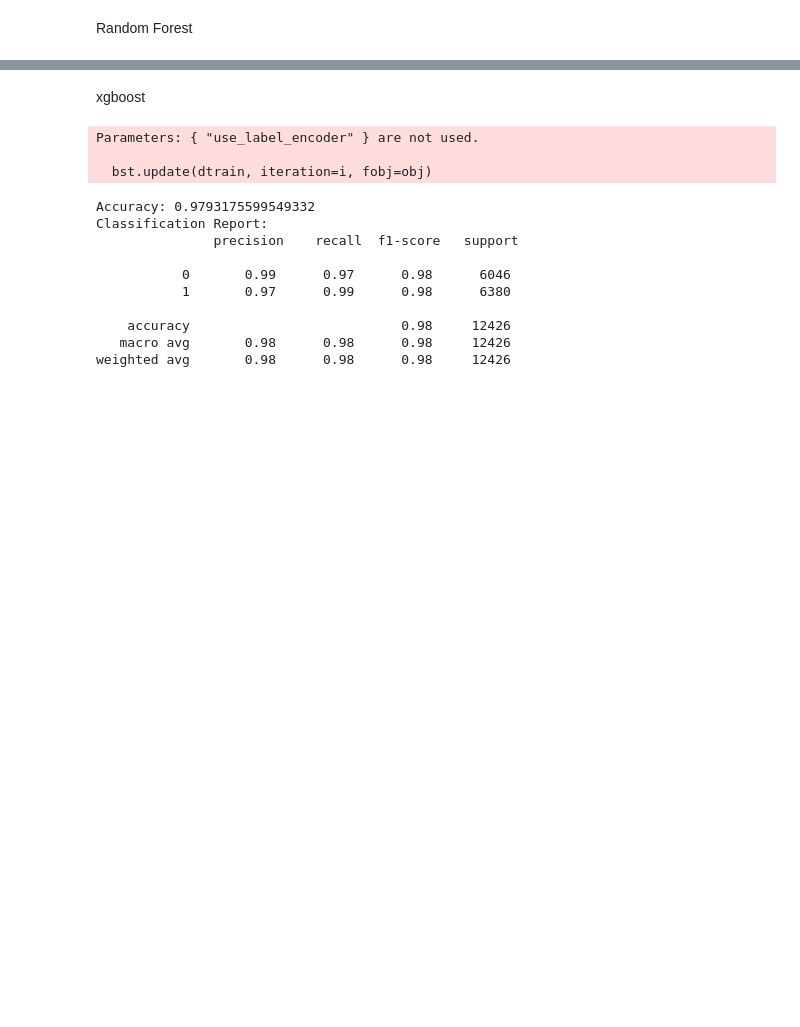
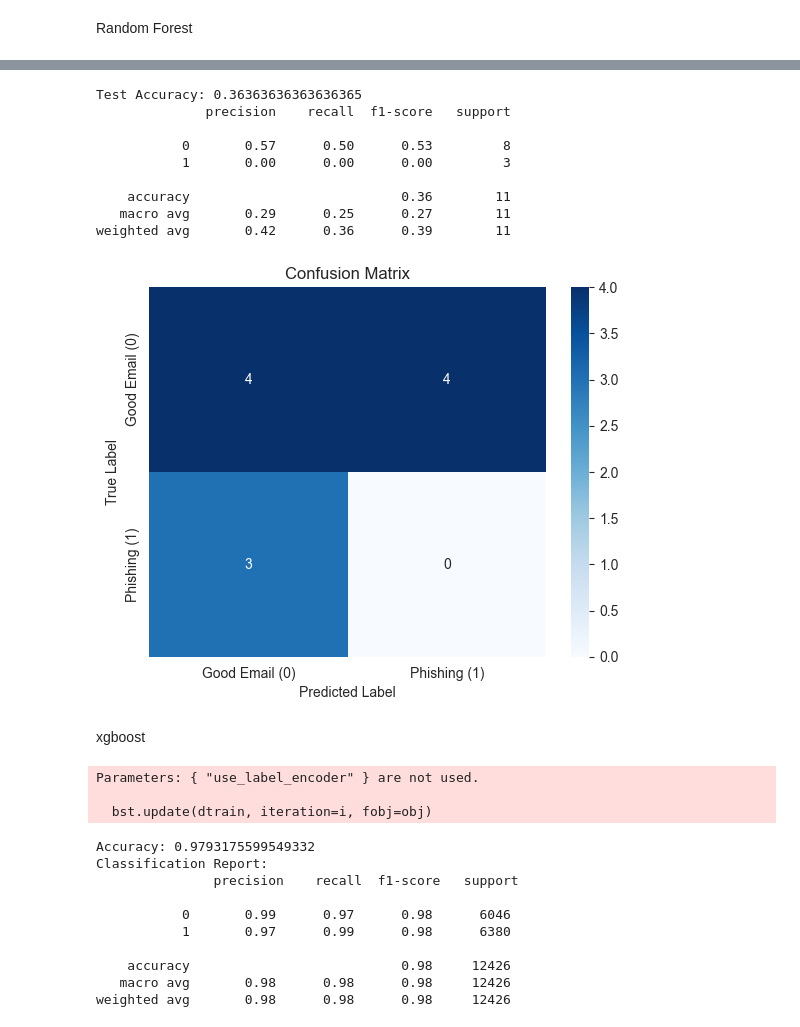
Before and after one commit to IngridSin/CyberSentinelML, a Jupyter notebook: IM/scripts/combine3.ipynb, the cells around one changed output, grey strips where cells are left out. Drawn from its saved outputs; the diff is of its cells as text; code cells hidden in the pictures; blank space fills up the shorter version.

```diff
--- a/IM/scripts/combine3.ipynb
+++ b/IM/scripts/combine3.ipynb
@@ -197,7 +193,7 @@ y = df['label']
 X_train, X_test, y_train, y_test = train_test_split(X_combined, y, test_size=0.2, random_state=42)
 
 # Train Random Forest Model, trees=50
-rf_model = RandomForestClassifier(n_estimators=50, random_state=42)
+rf_model = RandomForestClassifier(n_estimators=100, random_state=42)
 rf_model.fit(X_train, y_train)
 
 # Predictions
@@ -244,5 +240,55 @@ weighted avg       0.97      0.97      0.97     12426
 [figure]
 [figure]
+# %%
+# Load test data
+test_df = pd.read_excel(r"C:\Users\may\Desktop\phishing.xlsx")
+
+# Preprocess test data (same cleaning as training)
+test_df['cleaned_sender'] = test_df['sender'].apply(clean_text)
+test_df['cleaned_subject'] = test_df['subject'].apply(clean_text)
+test_df['cleaned_body'] = test_df['body'].apply(clean_text)
+
+# Transform using existing vectorizers
+X_test_sender = tfidf_sender.transform(test_df['cleaned_sender'])
+X_test_subject = tfidf_subject.transform(test_df['cleaned_subject'])
+X_test_body = tfidf_body.transform(test_df['cleaned_body'])
+
+# Combine features
+X_test_combined = hstack((X_test_sender, X_test_subject, X_test_body))
+
+# Make predictions
+test_df['predicted_label'] = rf_model.predict(X_test_combined)
+test_df['phishing_probability'] = rf_model.predict_proba(X_test_combined)[:, 1]
+
+# If you have true labels for evaluation
+if 'label' in test_df.columns:
+    print("Test Accuracy:", accuracy_score(test_df['label'], test_df['predicted_label']))
+    print(classification_report(test_df['label'], test_df['predicted_label']))
+
+    # Confusion Matrix
+    cm = confusion_matrix(test_df['label'], test_df['predicted_label'])
+    sns.heatmap(cm, annot=True, fmt="d", cmap="Blues", xticklabels=['Good Email (0)', 'Phishing (1)'], yticklabels=['Good Email (0)', 'Phishing (1)'])
+    plt.xlabel("Predicted Label")
+    plt.ylabel("True Label")
+    plt.title("Confusion Matrix")
+    plt.show()
+
+# Show results
+#print(test_df[['sender', 'subject', 'predicted_label', 'phishing_probability']].head())
+
+# Save results with predictions
+#test_df.to_excel(".xlsx", index=False)
+# %% [output]
+Test Accuracy: 0.36363636363636365
+              precision    recall  f1-score   support
+
+           0       0.57      0.50      0.53         8
+           1       0.00      0.00      0.00         3
+
+    accuracy                           0.36        11
+   macro avg       0.29      0.25      0.27        11
+weighted avg       0.42      0.36      0.39        11
+[figure, added]
 # %% [markdown]
 xgboost
 # %%
```
Also changed, not shown: parts of 11 cells of this notebook.
